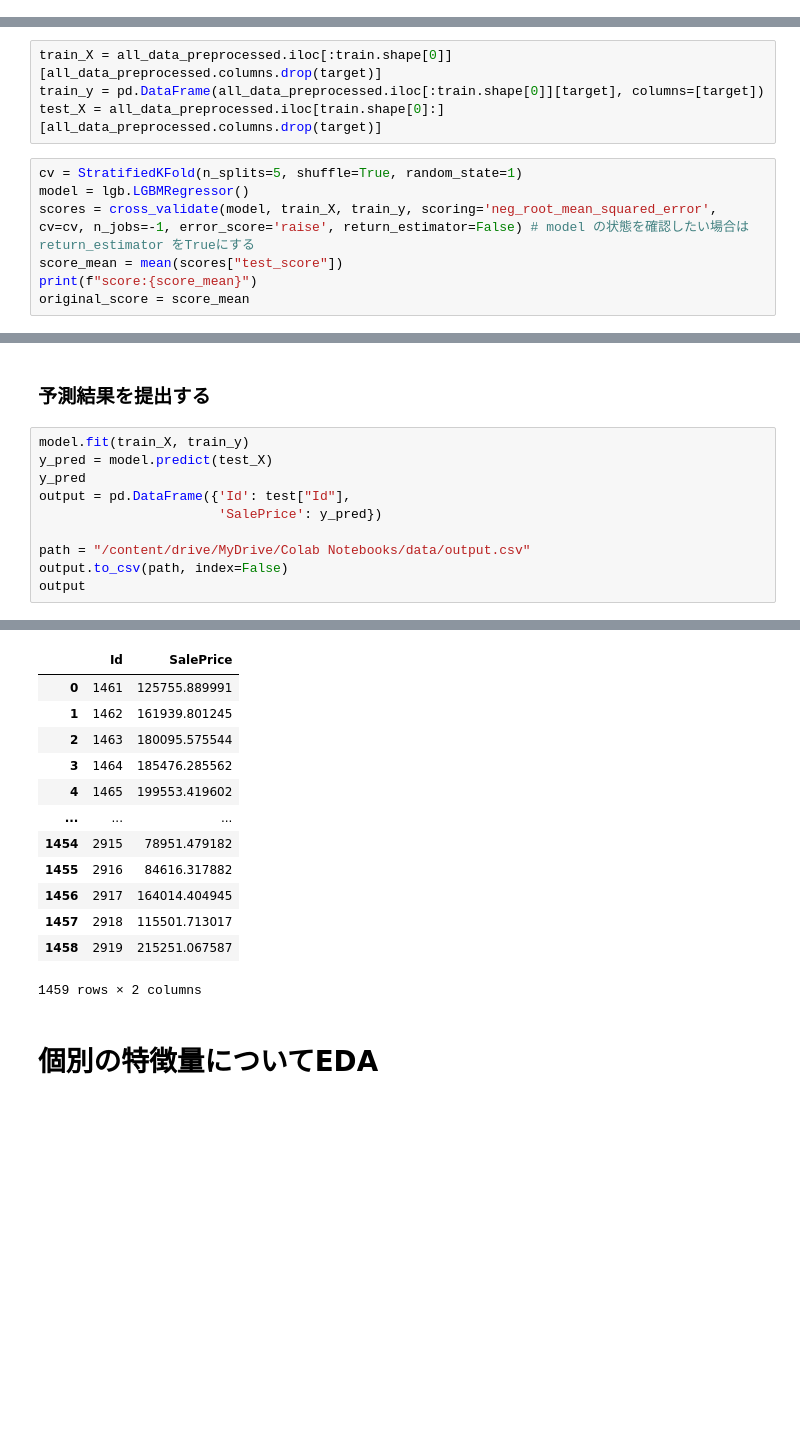
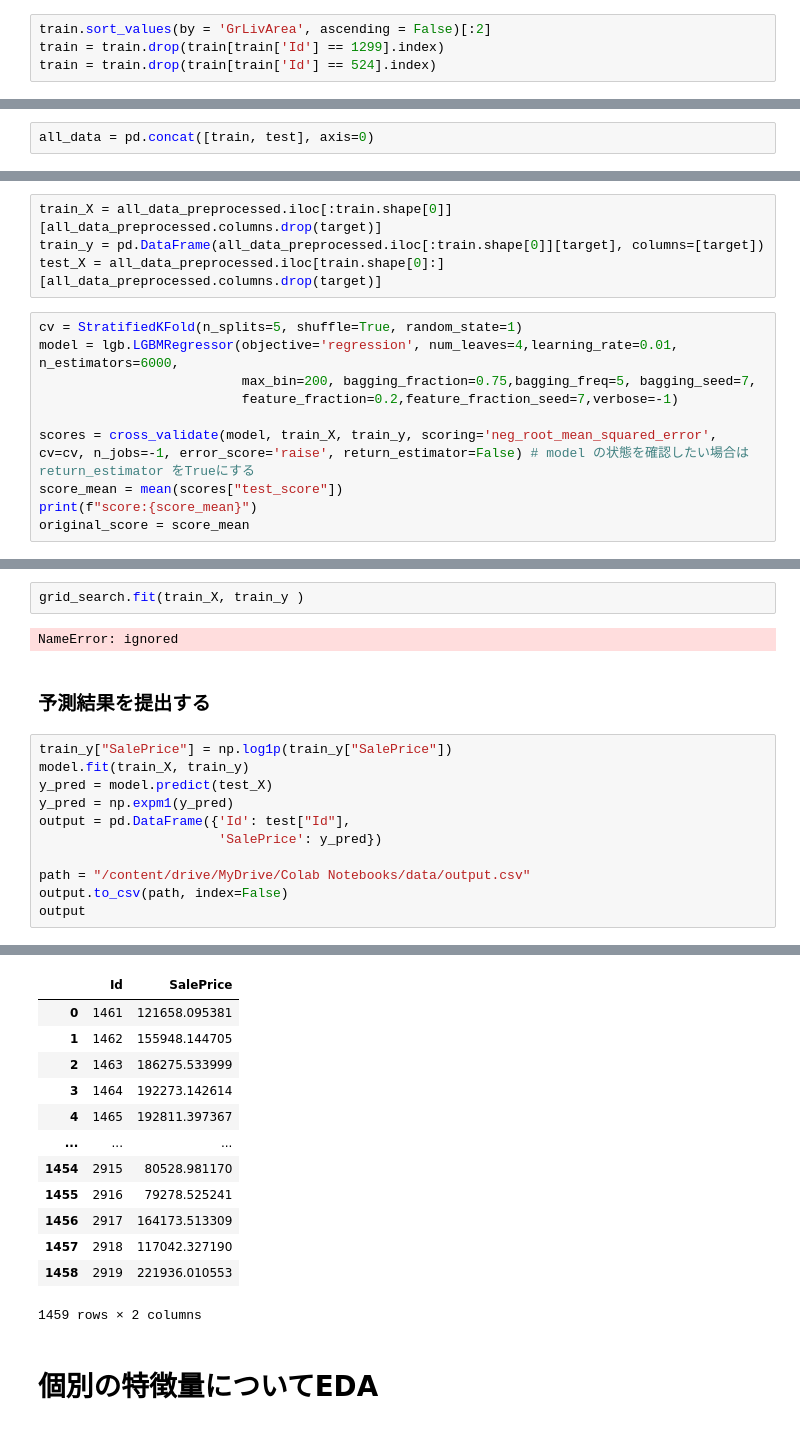
Before and after one commit to ntontonto/kaggle, a Jupyter notebook: house-prices/Feature_Engineering.ipynb, the cells around one changed output, grey strips where cells are left out. Cells and saved outputs as stored; diff of their text form; blank space fills up the shorter version.

```diff
--- a/house-prices/Feature_Engineering.ipynb
+++ b/house-prices/Feature_Engineering.ipynb
@@ -367,0 +415,4 @@ Number of numerical features: 38
+# %%
+train.sort_values(by = 'GrLivArea', ascending = False)[:2]
+train = train.drop(train[train['Id'] == 1299].index)
+train = train.drop(train[train['Id'] == 524].index)
@@ -374,6 +432,8 @@ msno.matrix(all_data)
 [figure]
 # %% [markdown]
 # 現時点でのスコアを確認する（0.13489）
+# %%
+all_data = pd.concat([train, test], axis=0)
 # %% [markdown]
 ### categorical や numerical の定義
 # %%
@@ -556,7 +579,10 @@ train_y = pd.DataFrame(all_data_preprocessed.iloc[:train.shape[0]][target], colu
 test_X = all_data_preprocessed.iloc[train.shape[0]:][all_data_preprocessed.columns.drop(target)]
 # %%
 cv = StratifiedKFold(n_splits=5, shuffle=True, random_state=1)
-model = lgb.LGBMRegressor()
+model = lgb.LGBMRegressor(objective='regression', num_leaves=4,learning_rate=0.01, n_estimators=6000,
+                          max_bin=200, bagging_fraction=0.75,bagging_freq=5, bagging_seed=7,
+                          feature_fraction=0.2,feature_fraction_seed=7,verbose=-1)
+
 scores = cross_validate(model, train_X, train_y, scoring='neg_root_mean_squared_error', cv=cv, n_jobs=-1, error_score='raise', return_estimator=False) # model の状態を確認したい場合はreturn_estimator をTrueにする
 score_mean = mean(scores["test_score"])
 print(f"score:{score_mean}")
@@ -566,9 +715,14 @@ score:-29594.36925516387
+# %%
+grid_search.fit(train_X, train_y )
+# %% [output]
+NameError: ignored
 # %% [markdown]
 ### 予測結果を提出する
 # %%
+train_y["SalePrice"] = np.log1p(train_y["SalePrice"])
 model.fit(train_X, train_y)
 y_pred = model.predict(test_X)
-y_pred
+y_pred = np.expm1(y_pred)
 output = pd.DataFrame({'Id': test["Id"],
                        'SalePrice': y_pred})
 
@@ -579,16 +736,16 @@ output
 |  | Id | SalePrice |
-| 0 | 1461 | 125755.889991 |
-| 1 | 1462 | 161939.801245 |
-| 2 | 1463 | 180095.575544 |
-| 3 | 1464 | 185476.285562 |
-| 4 | 1465 | 199553.419602 |
+| 0 | 1461 | 121658.095381 |
+| 1 | 1462 | 155948.144705 |
+| 2 | 1463 | 186275.533999 |
+| 3 | 1464 | 192273.142614 |
+| 4 | 1465 | 192811.397367 |
 | ... | ... | ... |
-| 1454 | 2915 | 78951.479182 |
-| 1455 | 2916 | 84616.317882 |
-| 1456 | 2917 | 164014.404945 |
-| 1457 | 2918 | 115501.713017 |
-| 1458 | 2919 | 215251.067587 |
+| 1454 | 2915 | 80528.981170 |
+| 1455 | 2916 | 79278.525241 |
+| 1456 | 2917 | 164173.513309 |
+| 1457 | 2918 | 117042.327190 |
+| 1458 | 2919 | 221936.010553 |
-1459 rows × 2 columns
+1459 rows × 2 columns
 # %% [markdown]
 # 個別の特徴量についてEDA
 # %% [markdown]
```
Also changed, not shown: parts of 35 cells of this notebook.
